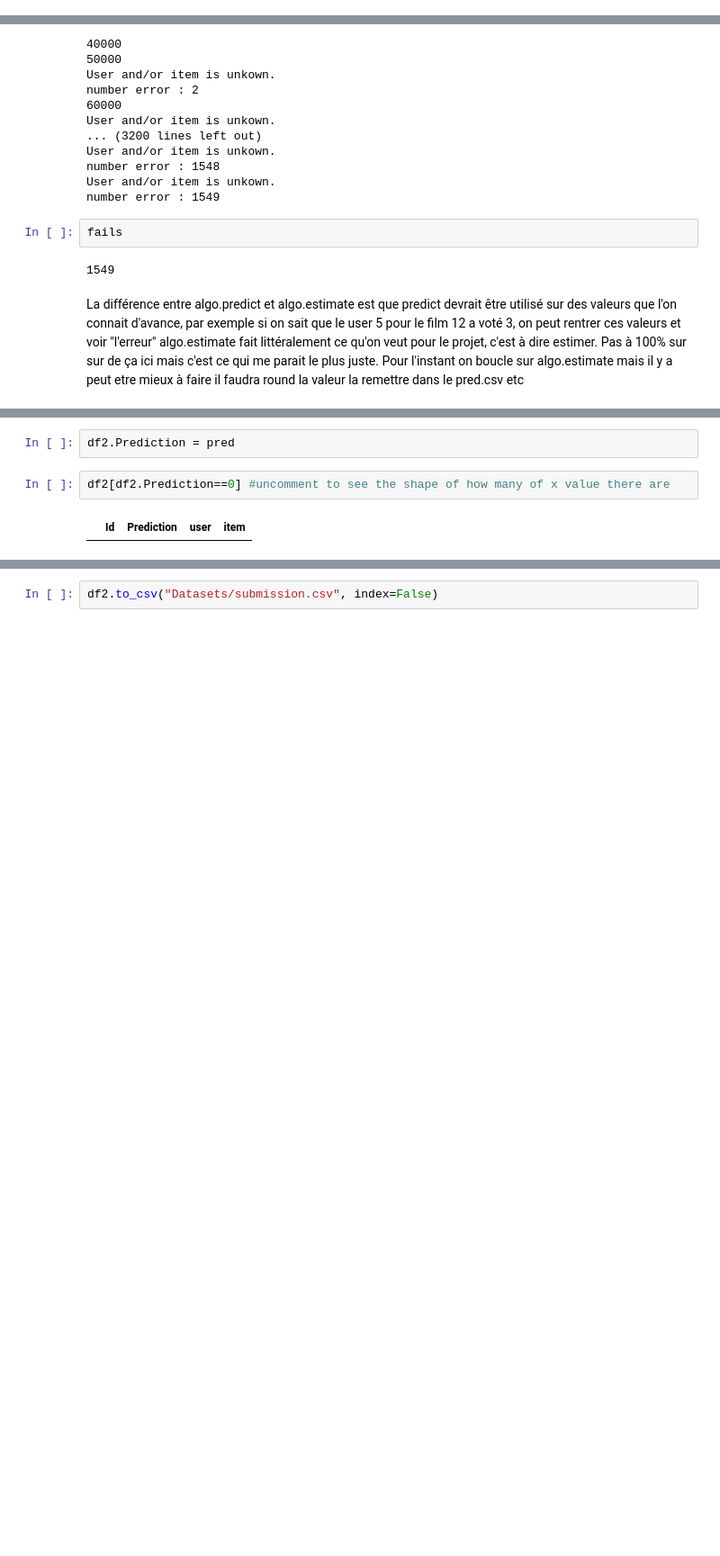
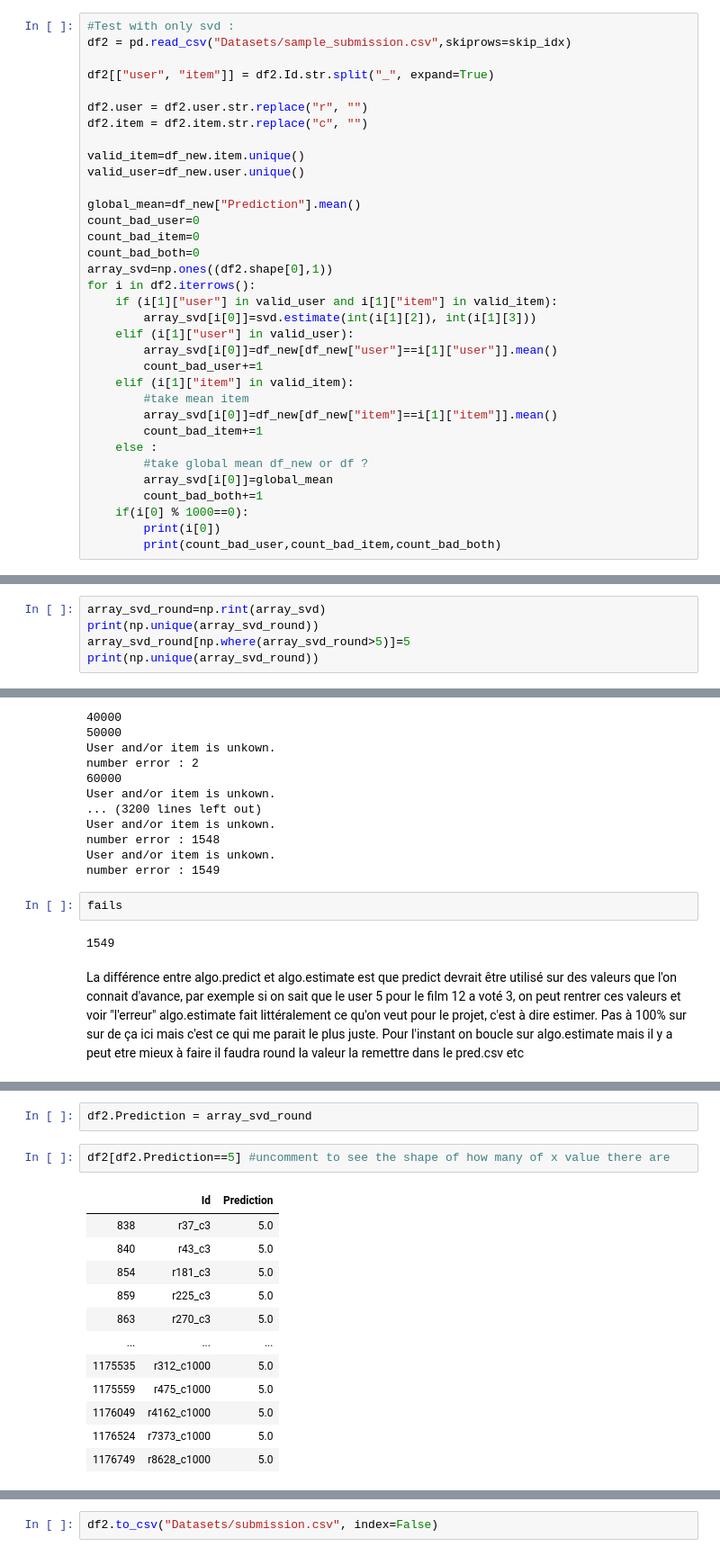
Before and after one commit to samdubuis/ML_course, a Jupyter notebook: projects/project2/project_recommender_system/surprise.ipynb, the cells around one changed output, grey strips where cells are left out. Shown: that part at 90% size. Saved outputs shown, nothing was run; the diff lists cells and outputs as text; blank space fills up the shorter version.

```diff
--- a/projects/project2/project_recommender_system/surprise.ipynb
+++ b/projects/project2/project_recommender_system/surprise.ipynb
@@ -69,0 +111,34 @@ Parameters pour SVD, pas forcément tous mais principalement :
+# %%
+#Test with only svd :
+df2 = pd.read_csv("Datasets/sample_submission.csv",skiprows=skip_idx)
+
+df2[["user", "item"]] = df2.Id.str.split("_", expand=True)
+
+df2.user = df2.user.str.replace("r", "")
+df2.item = df2.item.str.replace("c", "")
+
+valid_item=df_new.item.unique()
+valid_user=df_new.user.unique()
+
+global_mean=df_new["Prediction"].mean()
+count_bad_user=0
+count_bad_item=0
+count_bad_both=0
+array_svd=np.ones((df2.shape[0],1))
+for i in df2.iterrows():
+    if (i[1]["user"] in valid_user and i[1]["item"] in valid_item):
+        array_svd[i[0]]=svd.estimate(int(i[1][2]), int(i[1][3]))
+    elif (i[1]["user"] in valid_user):
+        array_svd[i[0]]=df_new[df_new["user"]==i[1]["user"]].mean()
+        count_bad_user+=1
+    elif (i[1]["item"] in valid_item):
+        #take mean item
+        array_svd[i[0]]=df_new[df_new["item"]==i[1]["item"]].mean()
+        count_bad_item+=1
+    else :
+        #take global mean df_new or df ?
+        array_svd[i[0]]=global_mean
+        count_bad_both+=1
+    if(i[0] % 1000==0):
+        print(i[0])
+        print(count_bad_user,count_bad_item,count_bad_both)
@@ -69,0 +163,5 @@ Parameters pour SVD, pas forcément tous mais principalement :
+# %%
+array_svd_round=np.rint(array_svd)
+print(np.unique(array_svd_round))
+array_svd_round[np.where(array_svd_round>5)]=5
+print(np.unique(array_svd_round))
@@ -330,6 +414,17 @@ array([[4.],
 # %%
-df2.Prediction = pred
+df2.Prediction = array_svd_round
 # %%
-df2[df2.Prediction==0] #uncomment to see the shape of how many of x value there are
+df2[df2.Prediction==5] #uncomment to see the shape of how many of x value there are
 # %% [output]
-|  | Id | Prediction | user | item |
+|  | Id | Prediction |
+| 838 | r37_c3 | 5.0 |
+| 840 | r43_c3 | 5.0 |
+| 854 | r181_c3 | 5.0 |
+| 859 | r225_c3 | 5.0 |
+| 863 | r270_c3 | 5.0 |
+| ... | ... | ... |
+| 1175535 | r312_c1000 | 5.0 |
+| 1175559 | r475_c1000 | 5.0 |
+| 1176049 | r4162_c1000 | 5.0 |
+| 1176524 | r7373_c1000 | 5.0 |
+| 1176749 | r8628_c1000 | 5.0 |
```
Also changed, not shown: parts of 15 cells of this notebook, 2 other files.
